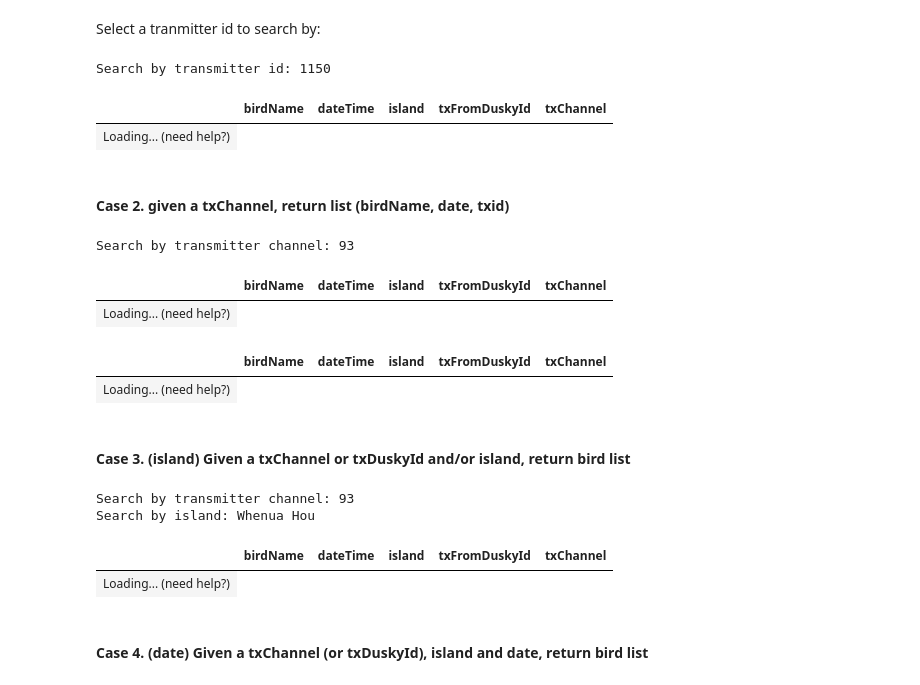
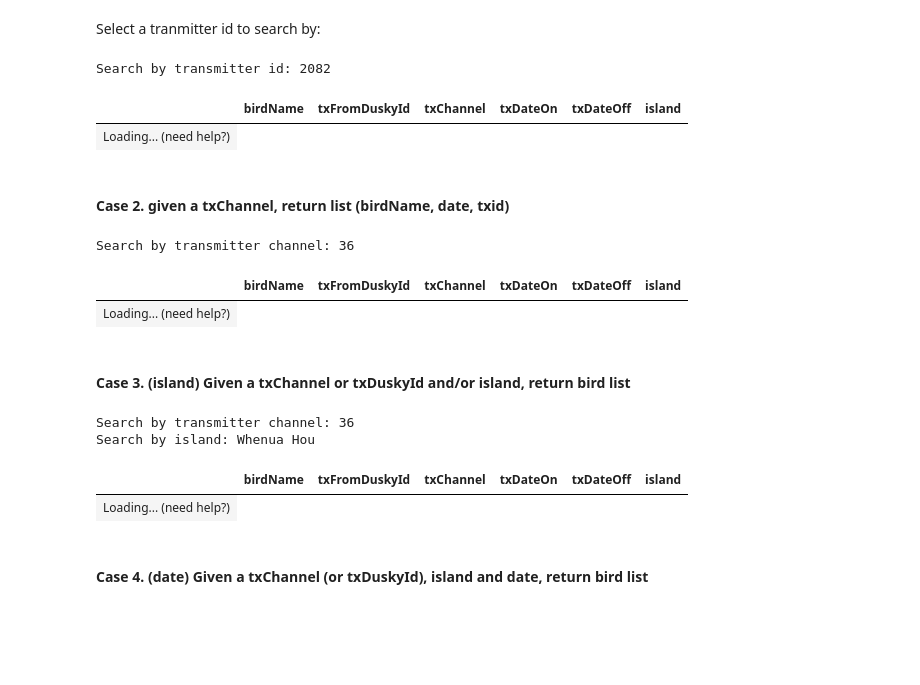
Before and after one commit to eri3l/kakapo-reports, a Jupyter notebook: 2023--04-02-birdTxForId.ipynb, the cells around one changed output. Cells and saved outputs as stored; diff of their text form; code cells hidden in the pictures; blank space fills up the shorter version.

```diff
--- a/2023--04-02-birdTxForId.ipynb
+++ b/2023--04-02-birdTxForId.ipynb
@@ -90,3 +79,7 @@ records_tx.head()
+# %%
+records_tx['txDateOn'] = records_tx.groupby('birdName')['dateTime'].shift(-1)
+
+records_tx['txDateOff'] = records_tx['dateTime']
 # %% [markdown]
 ### Testcases
 # %% [markdown]
@@ -106,13 +99,13 @@ Select a tranmitter id to search by:
 # %%
 myTxDuskyId = str(input("Search by transmitter id: "))
 
 resCase1 = records_tx[records_tx['txFromDuskyId'] == myTxDuskyId]
-resCase1 = resCase1[['birdName', 'dateTime', 'island', 'txFromDuskyId', 'txChannel']]
+resCase1 = resCase1[['birdName', 'txFromDuskyId', 'txChannel','txDateOn', 'txDateOff', 'island']]
 
 resCase1
 # %% [output]
-Search by transmitter id: 1150
+Search by transmitter id: 2082
-|  | birdName | dateTime | island | txFromDuskyId | txChannel |
+|  | birdName | txFromDuskyId | txChannel | txDateOn | txDateOff | island |
 | Loading... (need help?) |
 # %% [markdown]
 #### Case 2. given a txChannel, return list (birdName, date, txid)
@@ -120,25 +113,14 @@ Search by transmitter id: 1150
 myTxCh = int(input("Search by transmitter channel: "))
 
 resCase2 = records_tx[records_tx['txChannel'] == myTxCh]
-resCase2 = resCase2[['birdName', 'dateTime', 'island', 'txFromDuskyId', 'txChannel']]
+resCase2 = resCase2[['birdName', 'txFromDuskyId', 'txChannel','txDateOn', 'txDateOff', 'island']]
 
 #print(tabulate(resCase2, headers = resCase2.columns, tablefmt = 'psql', showindex=False))  # psql, pretty, jira, github
 resCase2
 # %% [output]
-Search by transmitter channel: 93
+Search by transmitter channel: 36
-|  | birdName | dateTime | island | txFromDuskyId | txChannel |
+|  | birdName | txFromDuskyId | txChannel | txDateOn | txDateOff | island |
 | Loading... (need help?) |
-# %%
-myTxCh = 93
-resCase2 = records_tx[records_tx['txChannel'] == myTxCh]
-
-resCase2 = resCase2[['birdName', 'dateTime', 'island', 'txFromDuskyId', 'txChannel']]
-
-#print(tabulate(resCase2, headers = resCase2.columns, tablefmt = 'psql', showindex=False))  # psql, pretty, jira, github
-resCase2
-# %% [output]
-|  | birdName | dateTime | island | txFromDuskyId | txChannel |
-| Loading... (need help?) |
 # %% [markdown]
 #### Case 3. (island) Given a txChannel or txDuskyId and/or island, return bird list
 # %%
@@ -148,13 +130,13 @@ myIsland = str(input("Search by island: "))
 # myIsland = "Whenua Hou"
 resCase3 = records_tx[(records_tx['txChannel'] == myTxCh ) & (records_tx['island'] == myIsland)]
 
-resCase3 = resCase3[['birdName', 'dateTime', 'island', 'txFromDuskyId', 'txChannel']]
+resCase3 = resCase3[['birdName', 'txFromDuskyId', 'txChannel','txDateOn', 'txDateOff', 'island']]
 
 resCase3
 # %% [output]
-Search by transmitter channel: 93
+Search by transmitter channel: 36
 Search by island: Whenua Hou
-|  | birdName | dateTime | island | txFromDuskyId | txChannel |
+|  | birdName | txFromDuskyId | txChannel | txDateOn | txDateOff | island |
 | Loading... (need help?) |
 # %% [markdown]
 #### Case 4. (date) Given a txChannel (or txDuskyId), island and date, return bird list
```
Also changed, not shown: parts of 5 cells of this notebook, 4 other files.
